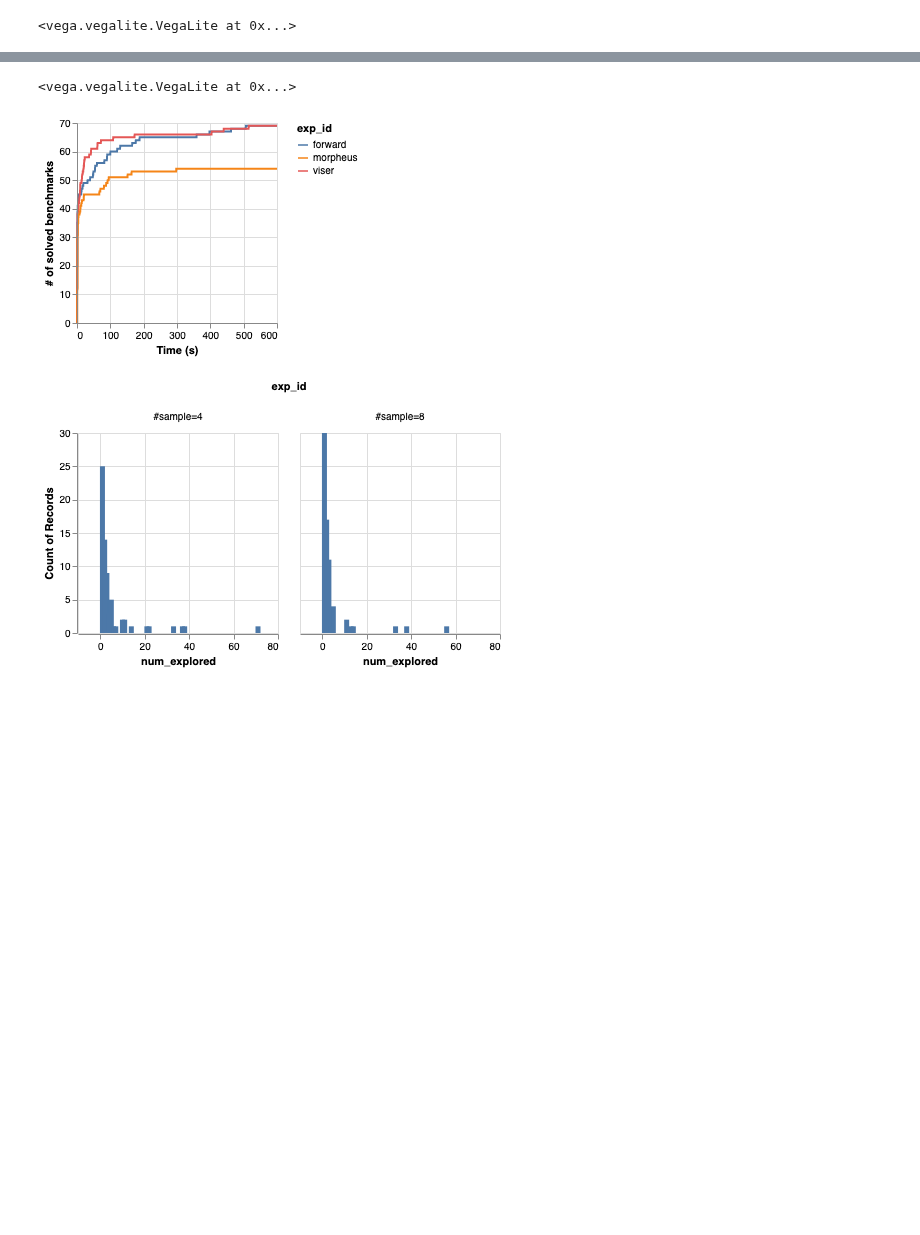
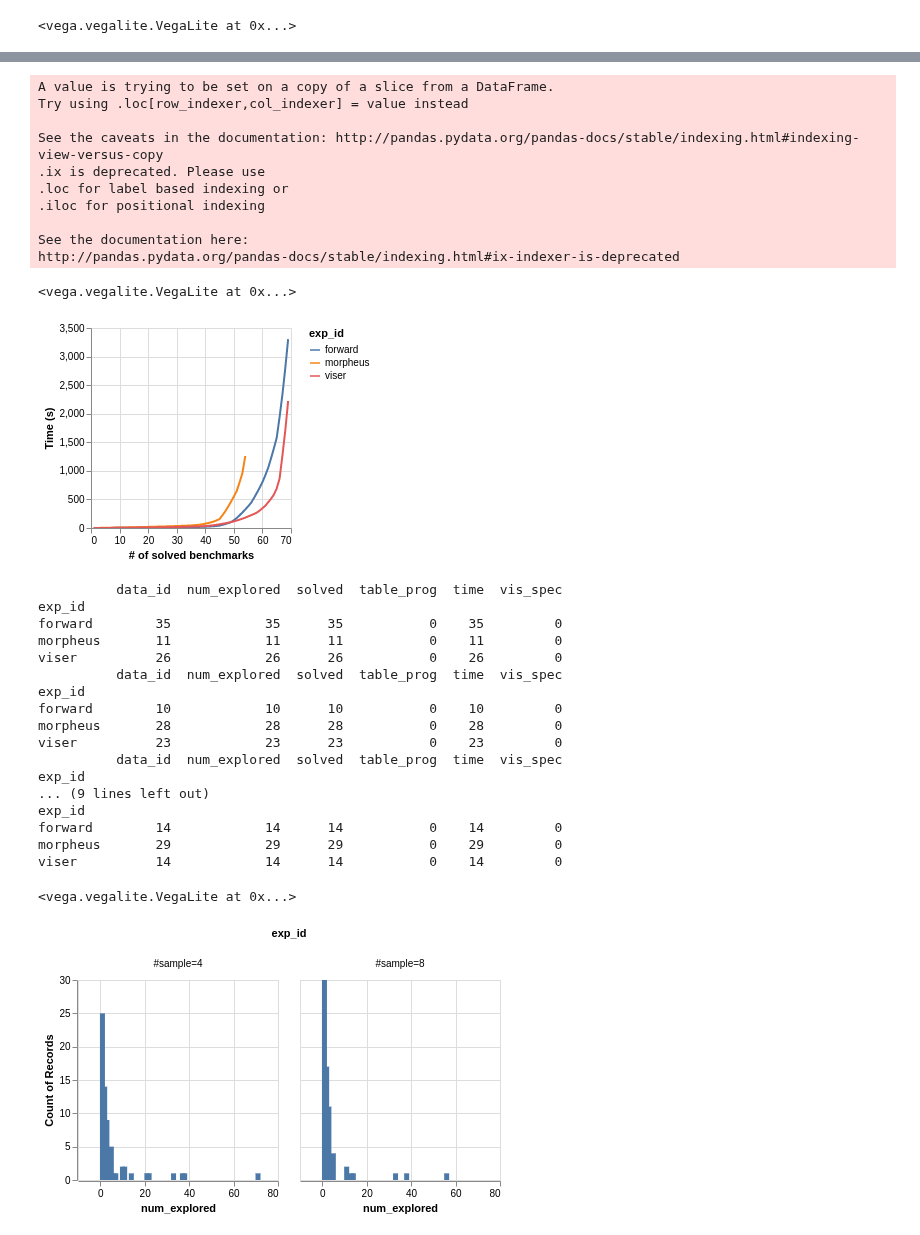
Before and after one commit to Mestway/falx, a Jupyter notebook: output/analyze.ipynb, the cells around one changed output, grey strips where cells are left out. Saved outputs shown, nothing was run; the diff lists cells and outputs as text; code cells hidden in the pictures; blank space fills up the shorter version.

```diff
--- a/output/analyze.ipynb
+++ b/output/analyze.ipynb
@@ -68,8 +68,6 @@ def plot_solving_time(log_dir_list, titiles=None):
             plot_data.append({"time": i, "cnt": cnt[exp_id], "exp_id": exp_id })
 
     df = pd.DataFrame.from_dict(all_result)
-    cdf_data = pd.DataFrame.from_dict(plot_data)
-
     chart = {
         "width": 800,
         "autosize": { "type": "fit", "contains": "padding"},
@@ -84,6 +82,7 @@ def plot_solving_time(log_dir_list, titiles=None):
     }
     VegaLite(chart, df).display()
 
+    cdf_data = pd.DataFrame.from_dict(plot_data)
     chart2 = {
         "$schema": "https://vega.github.io/schema/vega-lite/v3.json",
         "mark": {"type": "line"},
@@ -95,6 +94,38 @@ def plot_solving_time(log_dir_list, titiles=None):
     }
     VegaLite(chart2, cdf_data).display()
 
+    def cumcustom(df):
+        df = df.copy()
+        running_total = 0
+        for idx, row in df.iterrows():
+            running_total += 1 if row.ix['solved'] else 0
+            df.loc[idx, 'cumcustom'] = running_total
+        return df
+
+    all_result.sort(key=lambda x:(x["exp_id"], x["time"]))
+    df = pd.DataFrame.from_dict(all_result)
+    df2 = df[df["solved"] == True]
+    df2['cum_time'] = df2.groupby(by=['exp_id'])['time'].cumsum()
+    df2 = df2.groupby(by=['exp_id']).apply(cumcustom).reset_index(drop=True)
+    chart3 = {
+        "$schema": "https://vega.github.io/schema/vega-lite/v3.json",
+        "layer": [{
+            "mark": {"type": "line"},
+            "encoding": {
+                "x": {"field": "cumcustom", "type": "quantitative", "title": "# of solved benchmarks"},
+                "y": { "field": "cum_time", "type": "quantitative", "title": "Time (s)"},  #, "scale": {"type": "log", "base": 10}
+                "color": {"field": "exp_id", "type": "nominal"},
+                "order": {"field": "cum_time", "type": "quantitative"}
+            }
+        }]
+    }
+    VegaLite(chart3, df2).display()
+
+    print(df[df["time"] >= 0][df["time"] < 1].groupby(by=["exp_id"]).count())
+    print(df[df["time"] >= 1][df["time"] < 10].groupby(by=["exp_id"]).count())
+    print(df[df["time"] >= 10][df["time"] < 60].groupby(by=["exp_id"]).count())
+    print(df[df["time"] >= 60][df["time"] < 600].groupby(by=["exp_id"]).count())
+    print(df[df["time"] == 600].groupby(by=["exp_id"]).count())
 
 def plot_num_candidates(log_dir_list, titles):
     all_result = read_log_result_list(log_dir_list, titles)
@@ -126,3 +158,31 @@ plot_num_candidates(["exp_20190707_012213", "exp_20190707_020703"], ["#sample=4"
-<vega.vegalite.VegaLite at 0x...>
+A value is trying to be set on a copy of a slice from a DataFrame.
+Try using .loc[row_indexer,col_indexer] = value instead
+
+See the caveats in the documentation: http://pandas.pydata.org/pandas-docs/stable/indexing.html#indexing-view-versus-copy
+.ix is deprecated. Please use
+.loc for label based indexing or
+.iloc for positional indexing
+
+See the documentation here:
+http://pandas.pydata.org/pandas-docs/stable/indexing.html#ix-indexer-is-deprecated
-[figure, old version]
+<vega.vegalite.VegaLite at 0x...>
-[figure, old version]
+[figure, new version]
+          data_id  num_explored  solved  table_prog  time  vis_spec
+exp_id
+forward        35            35      35           0    35         0
+morpheus       11            11      11           0    11         0
+viser          26            26      26           0    26         0
+          data_id  num_explored  solved  table_prog  time  vis_spec
+exp_id
+forward        10            10      10           0    10         0
+morpheus       28            28      28           0    28         0
+viser          23            23      23           0    23         0
+          data_id  num_explored  solved  table_prog  time  vis_spec
+exp_id
+... (9 lines left out)
+exp_id
+forward        14            14      14           0    14         0
+morpheus       29            29      29           0    29         0
+viser          14            14      14           0    14         0
+<vega.vegalite.VegaLite at 0x...>
+[figure, added]
```
Also changed, not shown: parts of 1 cell of this notebook.
